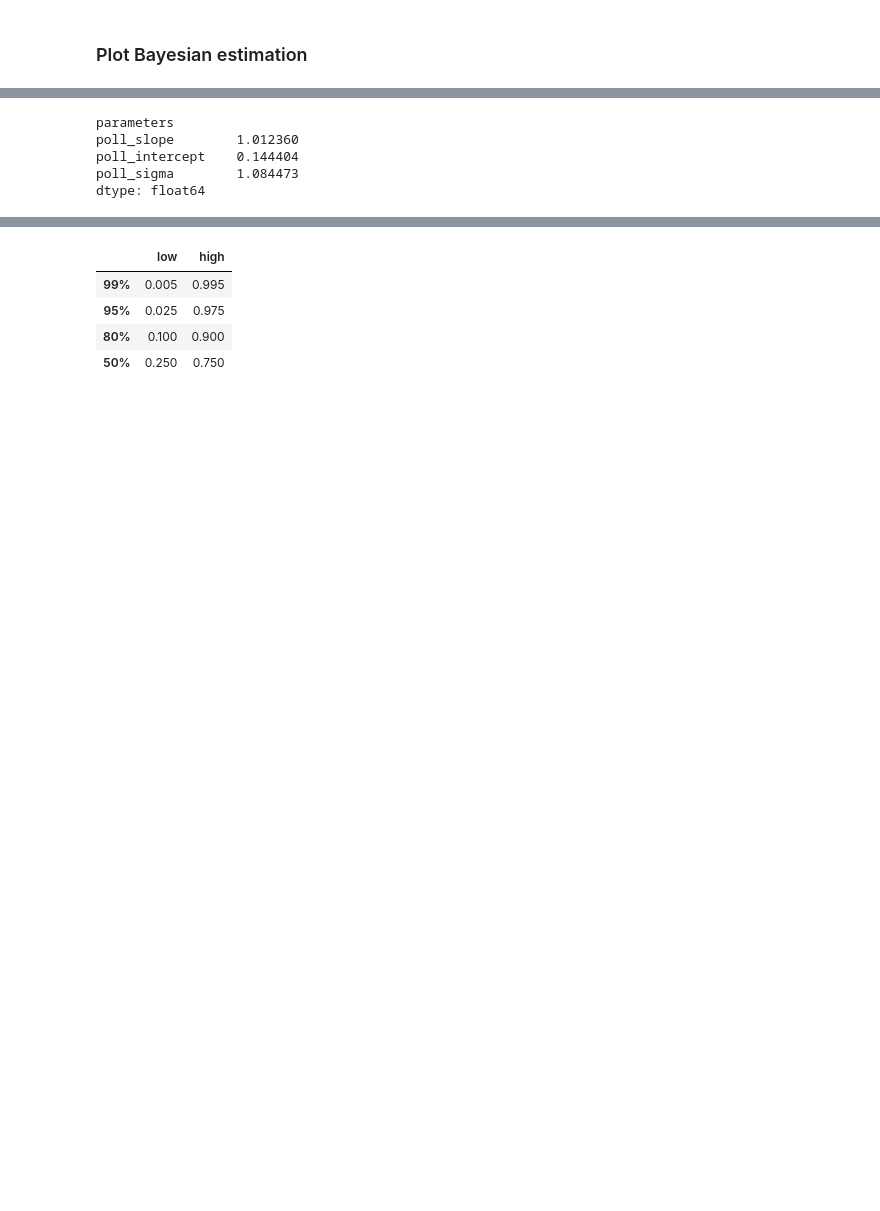
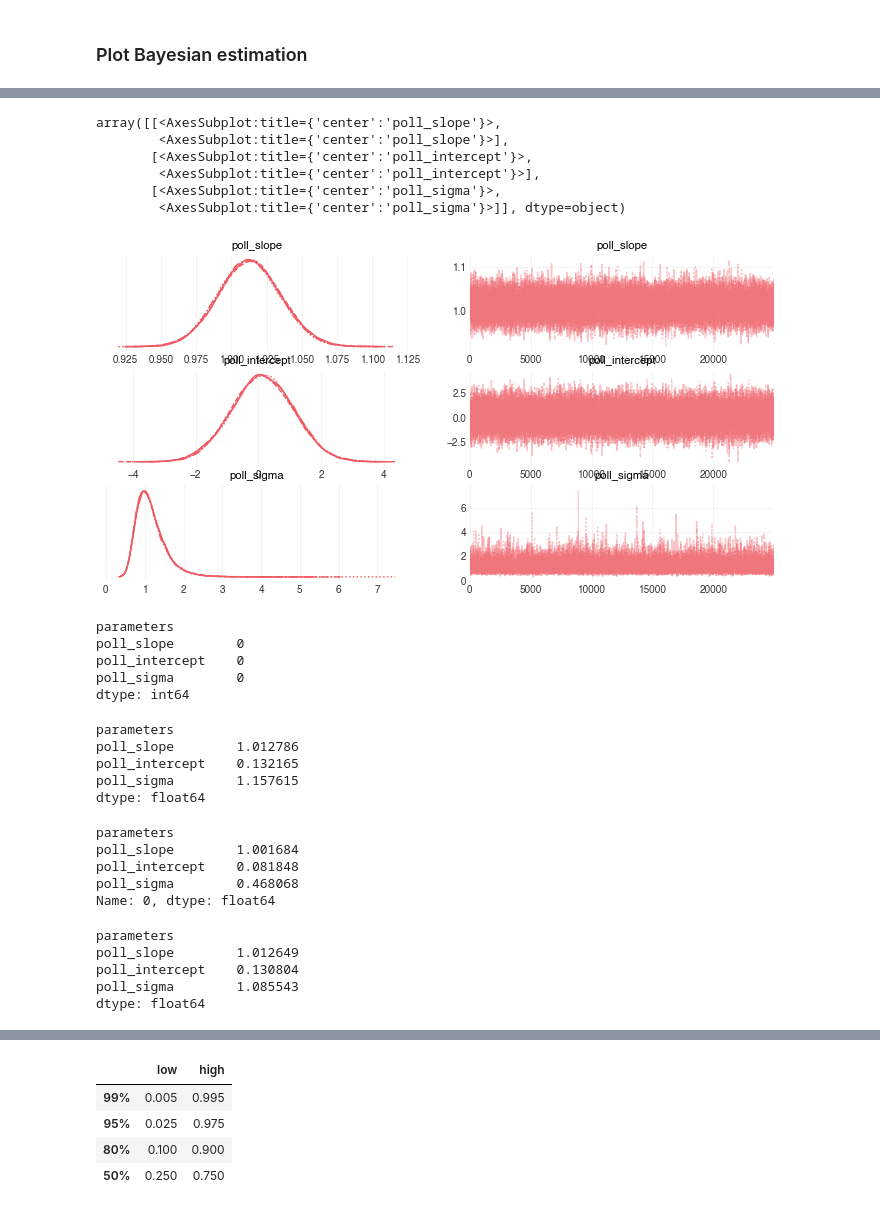
Before and after one commit to bpalmer4/Australian-Federal-Election-2022, a Jupyter notebook: notebooks/Bayesian seats model input for polls to election.ipynb, the cells around one changed output, grey strips where cells are left out. Saved outputs shown, nothing was run; the diff lists cells and outputs as text; code cells hidden in the pictures; blank space fills up the shorter version.

```diff
--- a/notebooks/Bayesian seats model input for polls to election.ipynb
+++ b/notebooks/Bayesian seats model input for polls to election.ipynb
@@ -279,14 +276,56 @@ az.summary(poll_fit)
+# %%
+az.plot_trace(poll_fit, var_names=['poll_slope', 'poll_intercept', 'poll_sigma',])
+# %% [output]
+array([[<AxesSubplot:title={'center':'poll_slope'}>,
+        <AxesSubplot:title={'center':'poll_slope'}>],
+       [<AxesSubplot:title={'center':'poll_intercept'}>,
+        <AxesSubplot:title={'center':'poll_intercept'}>],
+       [<AxesSubplot:title={'center':'poll_sigma'}>,
+        <AxesSubplot:title={'center':'poll_sigma'}>]], dtype=object)
+[figure, added]
 # %%
 poll_results_df = poll_fit.to_frame()
+# %%
+# check there are no nans
+key_factors = ['poll_slope', 'poll_intercept', 'poll_sigma']
+poll_results_df[key_factors].isna().sum()
+# %% [output]
+parameters
+poll_slope        0
+poll_intercept    0
+poll_sigma        0
+dtype: int64
 # %%
-key_results = poll_results_df[['poll_slope', 'poll_intercept', 'poll_sigma']].median()
+# just out of curiosity ...
+key_results = poll_results_df[key_factors].mean()
 key_results
 # %% [output]
 parameters
-poll_slope        1.012360
-poll_intercept    0.144404
-poll_sigma        1.084473
+poll_slope        1.012786
+poll_intercept    0.132165
+poll_sigma        1.157615
 dtype: float64
+# %%
+# Use mode because it provides a smaller scale factor
+# Risk here is that our forecast will fall foul of the bias-variance trade-off.
+key_results = poll_results_df[key_factors].mode().T[0] # note: sigma is skewed
+key_results
+# %% [output]
+parameters
+poll_slope        1.001684
+poll_intercept    0.081848
+poll_sigma        0.468068
+Name: 0, dtype: float64
+# %%
+# just out of curiosity ...
+key_results = poll_results_df[key_factors].median()
+key_results
+# %% [output]
+parameters
+poll_slope        1.012649
+poll_intercept    0.130804
+poll_sigma        1.085543
+dtype: float64
 # %%
 slope, intercept, sigma = key_results.to_list()
 equation = f'y = {slope:.5f}x + {intercept:.5f};  σ={sigma:.5f}'
```
Also changed, not shown: parts of 20 cells of this notebook, 8 other files.
